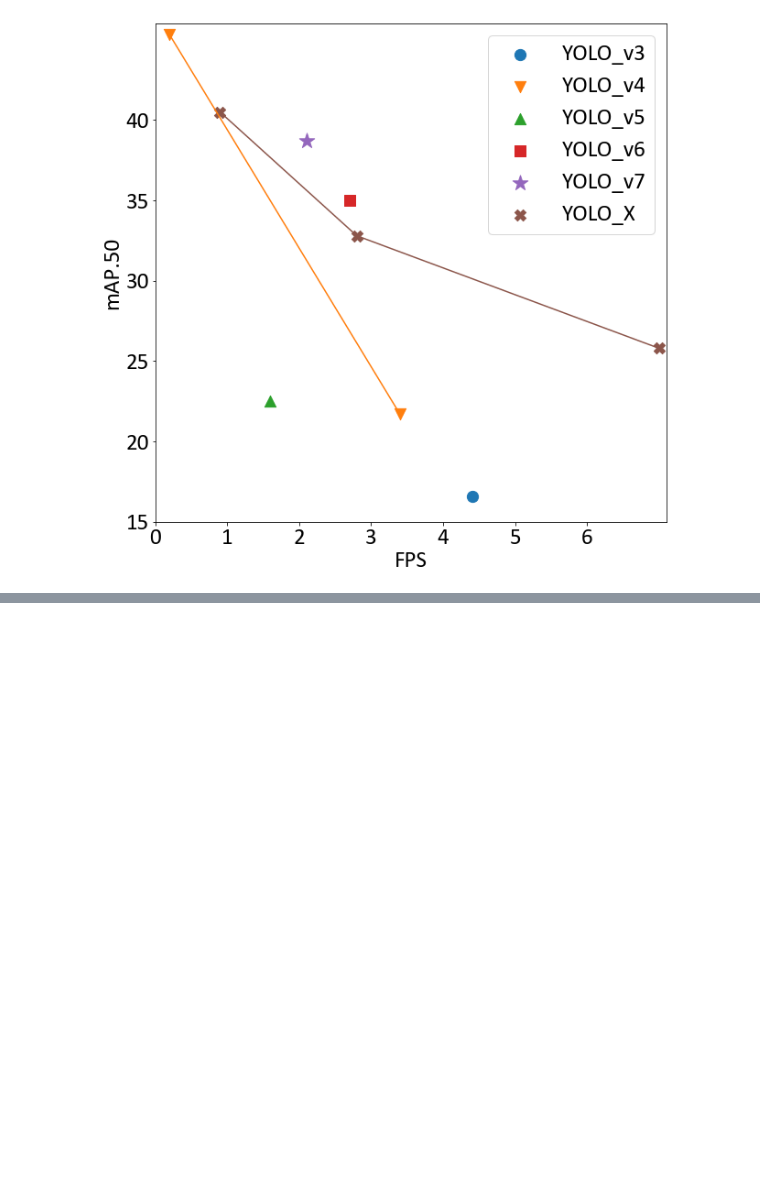
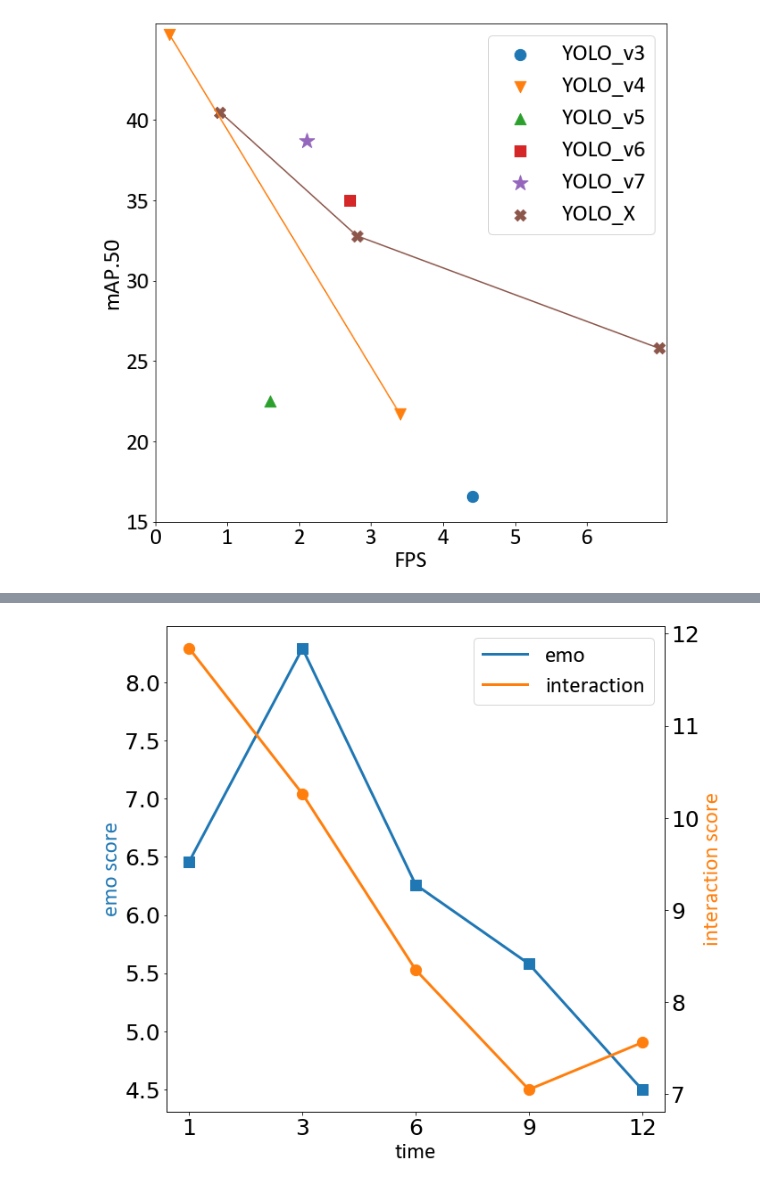
Before and after one commit to JianTang2000/VR, a Jupyter notebook: util/plot.ipynb, the cells around one changed output, grey strips where cells are left out. Drawn from its saved outputs; the diff is of its cells as text; code cells hidden in the pictures; blank space fills up the shorter version.

```diff
--- a/util/plot.ipynb
+++ b/util/plot.ipynb
@@ -213,0 +257,43 @@ plt.show()
+# %%
+from matplotlib import pyplot as plt
+from matplotlib.pyplot import figure
+import numpy as np
+
+plt.rcParams['figure.figsize'] = (10, 10)  # 单位是inches
+fig = plt.figure()
+ax = fig.add_subplot(111)
+ax2 = ax.twinx()
+
+X = ['1', '3', '6', '9', '12']
+X_axis = np.arange(len(X))
+y1 = [6.46, 8.29, 6.26, 5.58, 4.5]
+y2 = [11.84, 10.26, 8.35, 7.05, 7.56]
+
+ax.plot(X_axis, y1, color='#1f77b4', linewidth=3, label='emo')
+ax2.plot(X_axis, y2, color='#ff7f0e', linewidth=3, label='interaction')
+# ax.bar(X_axis - 0.2, y1, 0.4, color=['#1f77b4'], label='emo')
+# ax2.bar(X_axis + 0.2, y2, 0.4, color=['#ff7f0e'], label='interaction')
+
+ax.scatter(X_axis, y1, color='#1f77b4', s=150, marker="s")
+ax2.scatter(X_axis, y2, color='#ff7f0e', s=150, marker="o")
+# ax.errorbar(X_axis - 0.2, y1, yerr=[4.33, 3.91, 4.17, 5.07, 3.50],
+#             fmt='s', ecolor='black', color='#1f77b4', elinewidth=2.5, capsize=8)
+# ax2.errorbar(X_axis + 0.2, y2, yerr=[5.24, 4.99, 5.52, 5.7, 2.42],
+#             fmt='s', ecolor='black', color='#ff7f0e', elinewidth=2.5, capsize=8)
+
+# ax.set_xticks(('D435i', 'L515', 'SR305', 'Kinect 2.0'))
+ax.set(xticklabels=['1', '1', '3', '6', '9', '12'])
+# ax.set_xticks(X_axis, X, fontproperties='Calibri', size=25)
+
+# ax2.set_ylim((0.1, 1))
+ax.tick_params(axis='x', labelsize=25)
+ax.tick_params(axis='y', labelsize=25)
+ax2.tick_params(axis='y', labelsize=25)
+fig.legend(loc=1, bbox_to_anchor=(1, 1), bbox_transform=ax.transAxes, prop={'family': 'Calibri', 'size': 25})
+ax.set_xlabel('time', fontdict={'family': 'Calibri', 'size': 25})
+ax.set_ylabel('emo score', color='#1f77b4', fontdict={'family': 'Calibri', 'size': 25})
+# ax.set_title("interaction score", fontdict={'family': 'Calibri', 'size': 25})
+ax2.set_ylabel('interaction score', color='#ff7f0e', fontdict={'family': 'Calibri', 'size': 25})
+plt.show()
+# %% [output]
+[figure, added]
```
Also changed, not shown: parts of 6 cells of this notebook, 10 other files.
